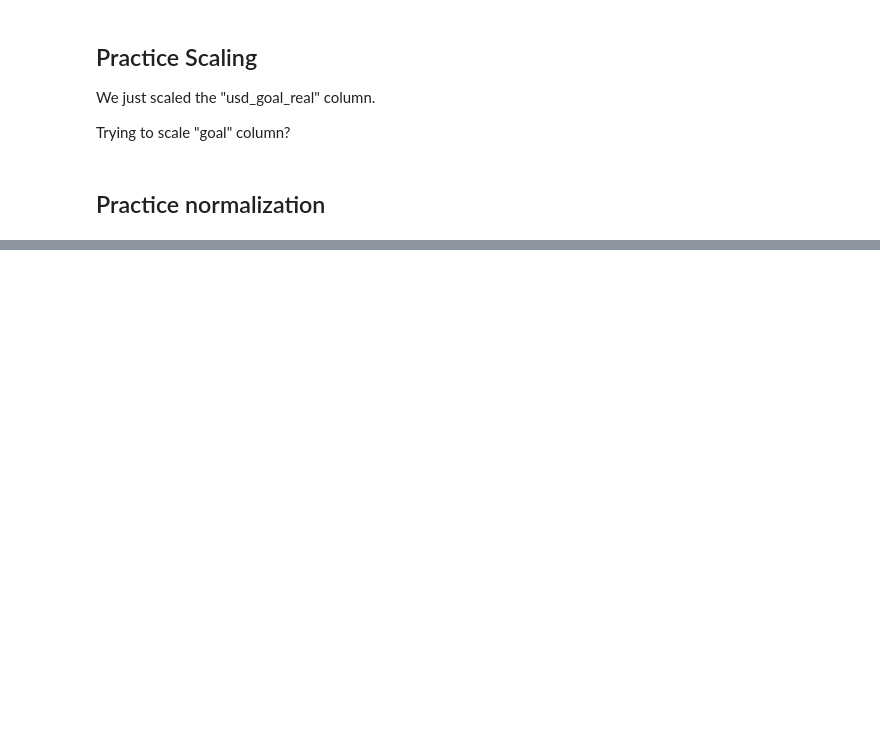
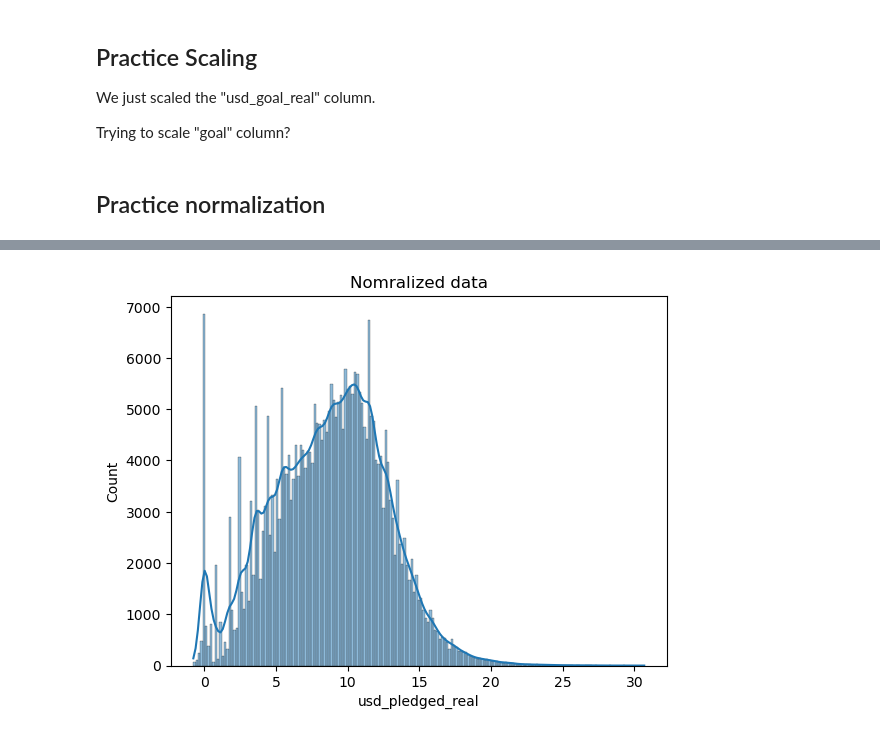
Before and after one commit to andrew-pyrookie/data_science, a Jupyter notebook: scaling/project.ipynb, the cells around one changed output, grey strips where cells are left out. Drawn from its saved outputs; the diff is of its cells as text; code cells hidden in the pictures; blank space fills up the shorter version.

```diff
--- a/scaling/project.ipynb
+++ b/scaling/project.ipynb
@@ -67,8 +67,19 @@ scale_goal_data = minmax_scaling(original_goal_data, columns = ['goal'])
 ## Practice normalization
 # %%
 # get the index of all positive pledges (Box-Cox taks positive values)
-
 index_of_positive_pledges = kickstarters_2017.usd_pledged_real > 0
 
 # get only positive pledges (using their indexes)
-positive_pledges = kickstarters_2017.usd_goal_realqwepruio
+positive_pledges = kickstarters_2017.usd_pledged_real.loc[index_of_positive_pledges]
+
+# normalize the pledges (w/ Box-Cox)
+normalized_pledges = pd.Series(stats.boxcox(positive_pledges)[0], name = 'usd_pledged_real', index = positive_pledges.index)
+
+print('Original data\nPreview:\n', positive_pledges.head())
+print('Minimum value:', float(positive_pledges.min()),
+      '\nMaximum value:', float(positive_pledges.max()))
+print('_'*30)
+
+print('\nNormalized data\nPreview:\n', normalized_pledges.head())
+print('Minimum value:', float(normalized_pledges.min()),
+      '\nMaximum value:', float(normalized_pledges.max()))
@@ -74,0 +104,8 @@ positive_pledges = kickstarters_2017.usd_goal_realqwepruio
+# %%
+# plotting  normalized data
+
+ax = sns.histplot(normalized_pledges, kde = True)
+ax.set_title("Nomralized data")
+plt.show()
+# %% [output]
+[figure, added]
```
Also changed, not shown: parts of 2 cells of this notebook, 3 other files.
